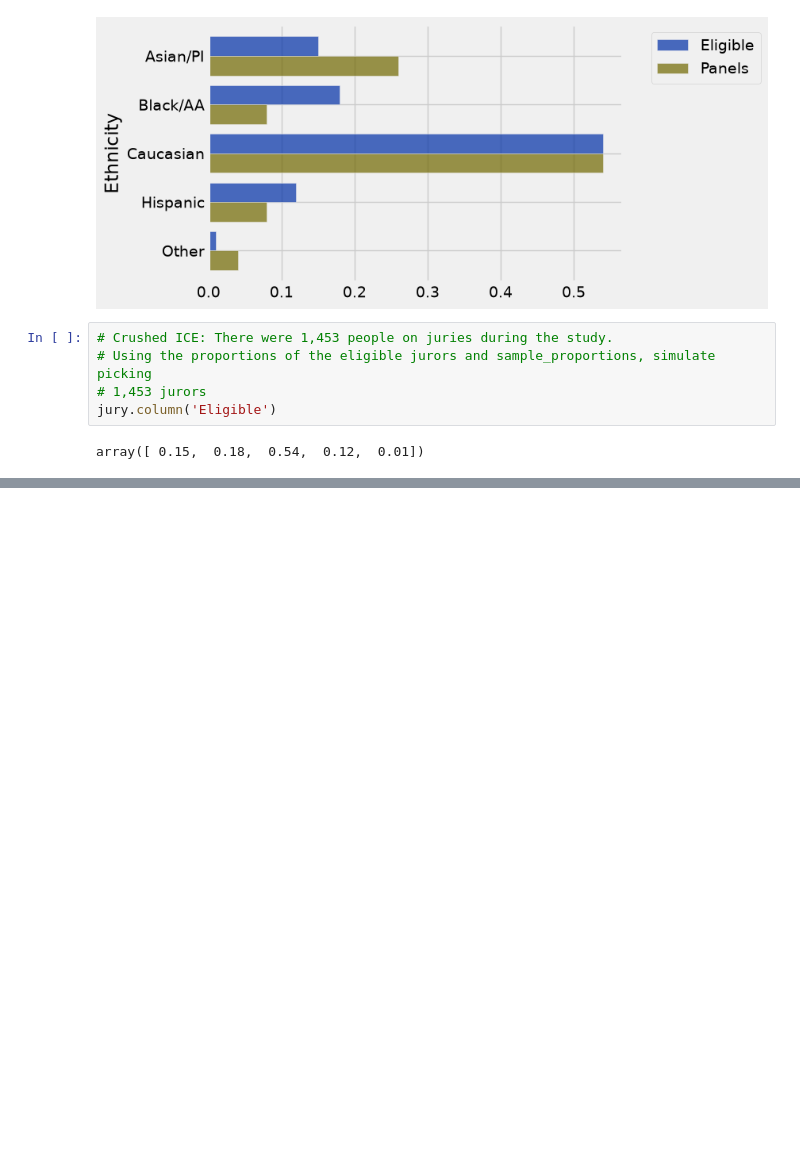
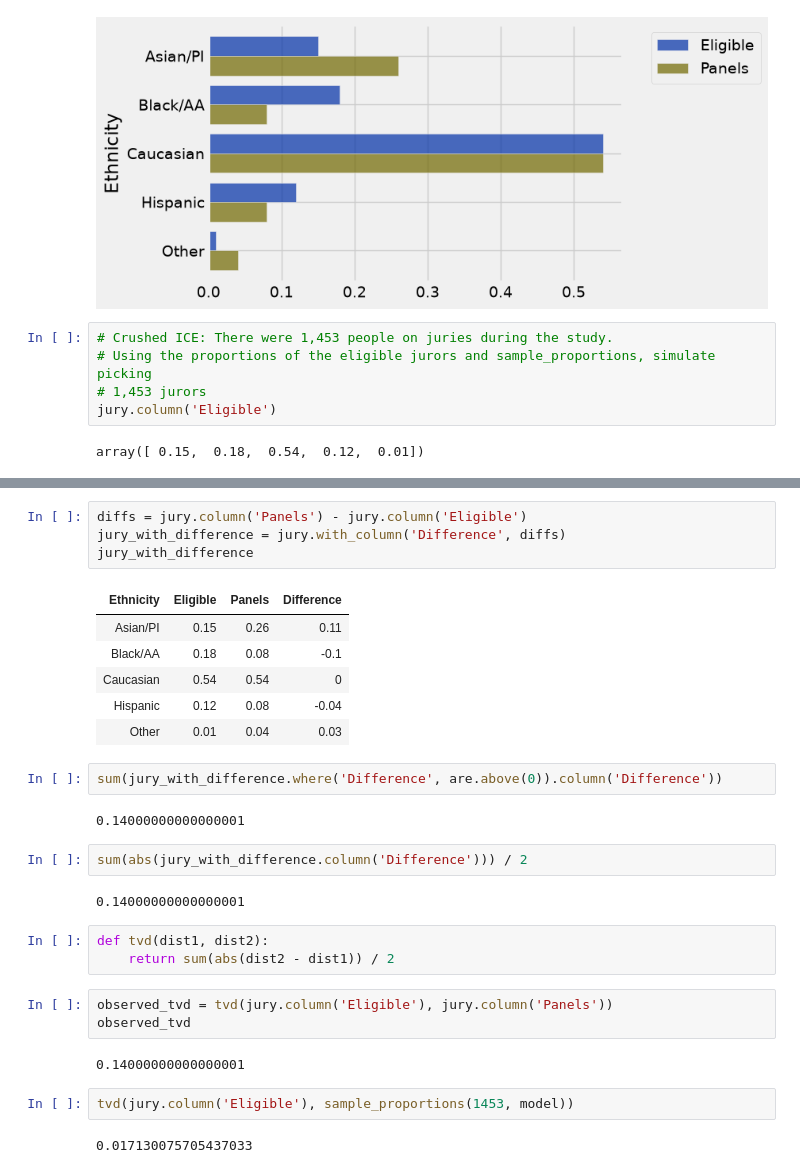
Before and after one commit to lawtonsclass/f26-code-from-class, a Jupyter notebook: data8/ch11.ipynb, the cells around one changed output, grey strips where cells are left out. Saved outputs shown, nothing was run; the diff lists cells and outputs as text; blank space fills up the shorter version.

```diff
--- a/data8/ch11.ipynb
+++ b/data8/ch11.ipynb
@@ -92,0 +126,31 @@ array([ 0.15,  0.18,  0.54,  0.12,  0.01])
+# %%
+diffs = jury.column('Panels') - jury.column('Eligible')
+jury_with_difference = jury.with_column('Difference', diffs)
+jury_with_difference
+# %% [output]
+| Ethnicity | Eligible | Panels | Difference |
+| Asian/PI | 0.15 | 0.26 | 0.11 |
+| Black/AA | 0.18 | 0.08 | -0.1 |
+| Caucasian | 0.54 | 0.54 | 0 |
+| Hispanic | 0.12 | 0.08 | -0.04 |
+| Other | 0.01 | 0.04 | 0.03 |
+# %%
+sum(jury_with_difference.where('Difference', are.above(0)).column('Difference'))
+# %% [output]
+0.14000000000000001
+# %%
+sum(abs(jury_with_difference.column('Difference'))) / 2
+# %% [output]
+0.14000000000000001
+# %%
+def tvd(dist1, dist2):
+    return sum(abs(dist2 - dist1)) / 2
+# %%
+observed_tvd = tvd(jury.column('Eligible'), jury.column('Panels'))
+observed_tvd
+# %% [output]
+0.14000000000000001
+# %%
+tvd(jury.column('Eligible'), sample_proportions(1453, model))
+# %% [output]
+0.017130075705437033
```
Also changed, not shown: parts of 6 cells of this notebook.
